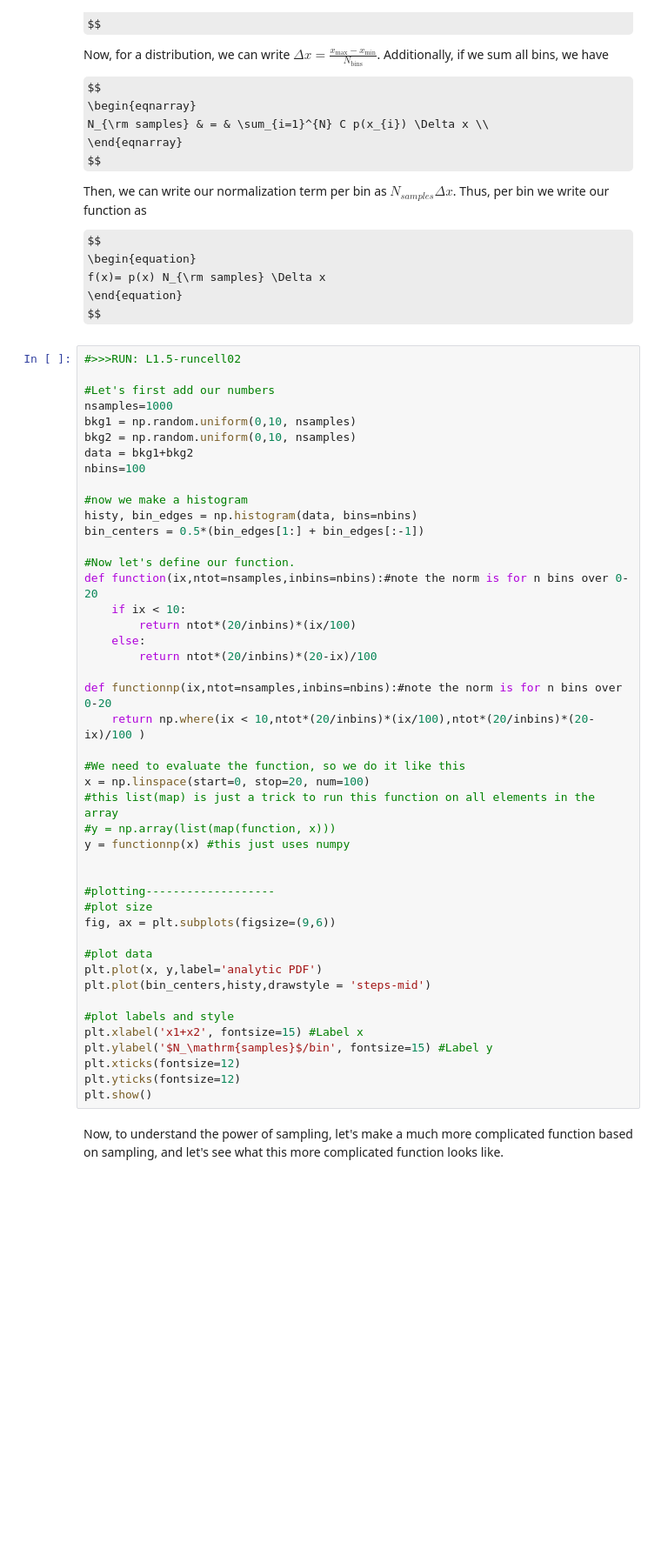
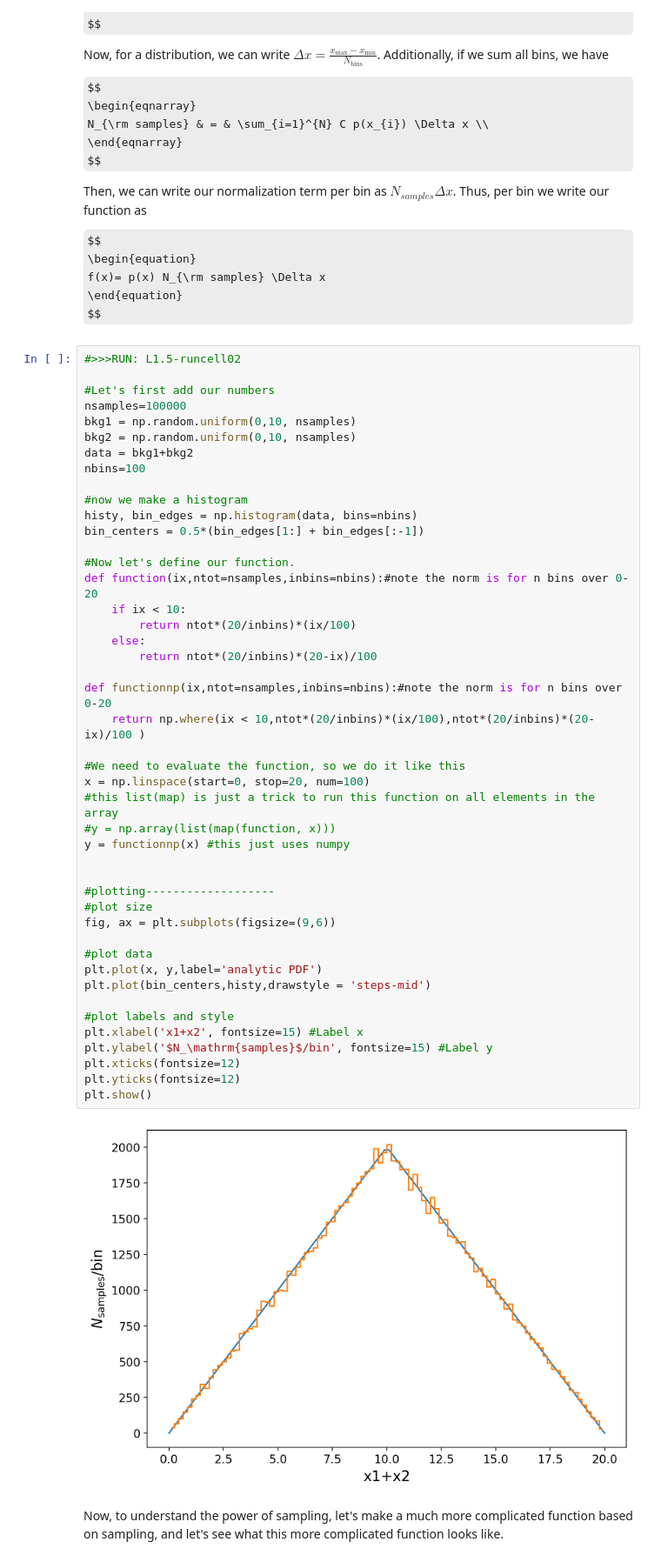
Before and after one commit to mit-physics-data/lectures, a Jupyter notebook: lecture1/8316_L01_MAIN.ipynb, the cells around one changed output. Shown at 87% size. Saved outputs shown, nothing was run; the diff lists cells and outputs as text; some formulas as TeX source; blank space fills up the shorter version.

```diff
--- a/lecture1/8316_L01_MAIN.ipynb
+++ b/lecture1/8316_L01_MAIN.ipynb
@@ -1330,7 +1332,7 @@ $$
 #>>>RUN: L1.5-runcell02
 
 #Let's first add our numbers
-nsamples=1000
+nsamples=100000
 bkg1 = np.random.uniform(0,10, nsamples)
 bkg2 = np.random.uniform(0,10, nsamples)
 data = bkg1+bkg2
@@ -1344,33 +1346,35 @@ bin_centers = 0.5*(bin_edges[1:] + bin_edges[:-1])
 def function(ix,ntot=nsamples,inbins=nbins):#note the norm is for n bins over 0-20
     if ix < 10:
         return ntot*(20/inbins)*(ix/100)
     else:
         return ntot*(20/inbins)*(20-ix)/100
 
 def functionnp(ix,ntot=nsamples,inbins=nbins):#note the norm is for n bins over 0-20
     return np.where(ix < 10,ntot*(20/inbins)*(ix/100),ntot*(20/inbins)*(20-ix)/100 )
 
 #We need to evaluate the function, so we do it like this
 x = np.linspace(start=0, stop=20, num=100)
 #this list(map) is just a trick to run this function on all elements in the array
 #y = np.array(list(map(function, x)))
 y = functionnp(x) #this just uses numpy
 
 
 #plotting-------------------
 #plot size
 fig, ax = plt.subplots(figsize=(9,6))
 
 #plot data
 plt.plot(x, y,label='analytic PDF')
 plt.plot(bin_centers,histy,drawstyle = 'steps-mid')
 
 #plot labels and style
 plt.xlabel('x1+x2', fontsize=15) #Label x
 plt.ylabel('$N_\mathrm{samples}$/bin', fontsize=15) #Label y
 plt.xticks(fontsize=12)
 plt.yticks(fontsize=12)
 plt.show()
+# %% [output]
+[figure, added]
 # %% [markdown]
 Now, to understand the power of sampling, let's make a much more complicated function based on sampling, and let's see what this more complicated function looks like.
 # %%
```
Also changed, not shown: parts of 5 cells of this notebook, 1 other file.
